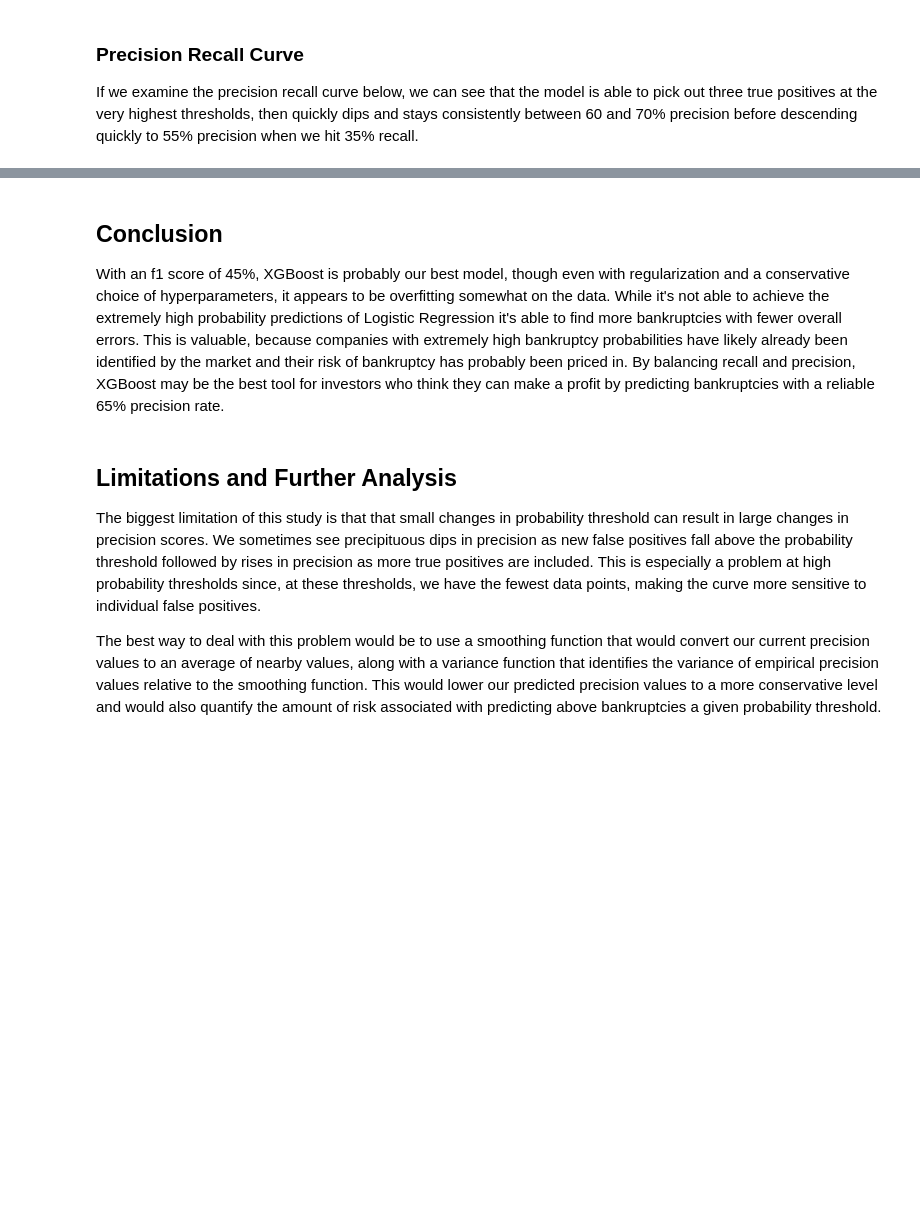
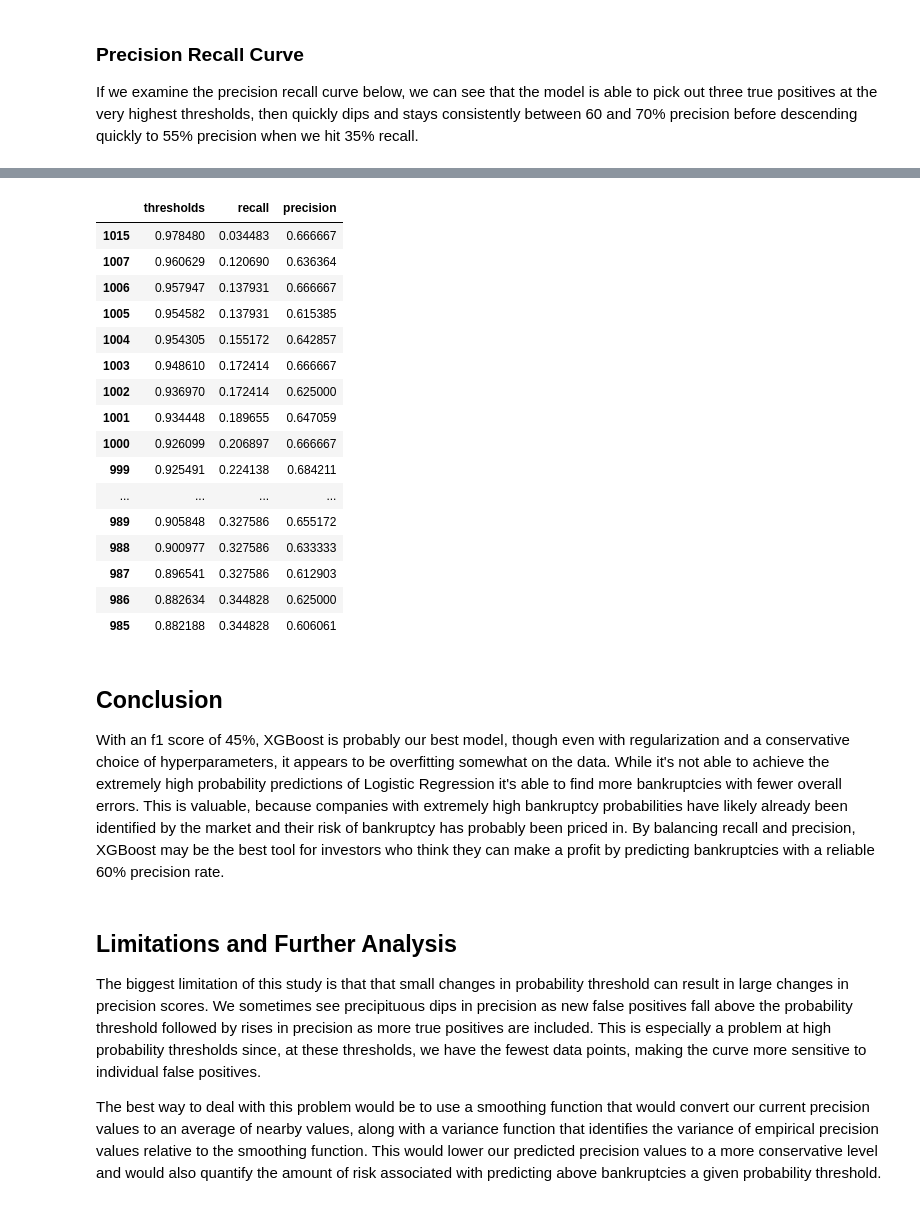
Before and after one commit to DavidKRichter/dsc-bankruptcy-project, a Jupyter notebook: index.ipynb, the cells around one changed output, grey strips where cells are left out. Saved outputs shown, nothing was run; the diff lists cells and outputs as text; code cells hidden in the pictures; blank space fills up the shorter version.

```diff
--- a/index.ipynb
+++ b/index.ipynb
@@ -1140,7 +1161,28 @@ XGBoost on the other hand, maintains a precision of over 60% until recall hits 3
+# %%
+precision_recall_df=get_precision_recall_df(gs_xgb)
+precision_recall_df.loc[(precision_recall_df['precision']>0.6)&(precision_recall_df['precision']<0.7)].sort_values(by='thresholds', ascending=False)
+# %% [output]
+|  | thresholds | recall | precision |
+| 1015 | 0.978480 | 0.034483 | 0.666667 |
+| 1007 | 0.960629 | 0.120690 | 0.636364 |
+| 1006 | 0.957947 | 0.137931 | 0.666667 |
+| 1005 | 0.954582 | 0.137931 | 0.615385 |
+| 1004 | 0.954305 | 0.155172 | 0.642857 |
+| 1003 | 0.948610 | 0.172414 | 0.666667 |
+| 1002 | 0.936970 | 0.172414 | 0.625000 |
+| 1001 | 0.934448 | 0.189655 | 0.647059 |
+| 1000 | 0.926099 | 0.206897 | 0.666667 |
+| 999 | 0.925491 | 0.224138 | 0.684211 |
+| ... | ... | ... | ... |
+| 989 | 0.905848 | 0.327586 | 0.655172 |
+| 988 | 0.900977 | 0.327586 | 0.633333 |
+| 987 | 0.896541 | 0.327586 | 0.612903 |
+| 986 | 0.882634 | 0.344828 | 0.625000 |
+| 985 | 0.882188 | 0.344828 | 0.606061 |
 # %% [markdown]
 ## Conclusion
 
-With an f1 score of 45%, XGBoost is probably our best model, though even with regularization and a conservative choice of hyperparameters, it appears to be overfitting somewhat on the data. While it's not able to achieve the extremely high probability predictions of Logistic Regression it's able to find more bankruptcies with fewer overall errors. This is valuable, because companies with extremely high bankruptcy probabilities have likely already been identified by the market and their risk of bankruptcy has probably been priced in. By balancing recall and precision, XGBoost may be the best tool for investors who think they can make a profit by predicting bankruptcies with a reliable 65% precision rate.
+With an f1 score of 45%, XGBoost is probably our best model, though even with regularization and a conservative choice of hyperparameters, it appears to be overfitting somewhat on the data. While it's not able to achieve the extremely high probability predictions of Logistic Regression it's able to find more bankruptcies with fewer overall errors. This is valuable, because companies with extremely high bankruptcy probabilities have likely already been identified by the market and their risk of bankruptcy has probably been priced in. By balancing recall and precision, XGBoost may be the best tool for investors who think they can make a profit by predicting bankruptcies with a reliable 60% precision rate.
 # %% [markdown]
 ## Limitations and Further Analysis
 
```
Also changed, not shown: parts of 4 cells of this notebook, 2 other files.
